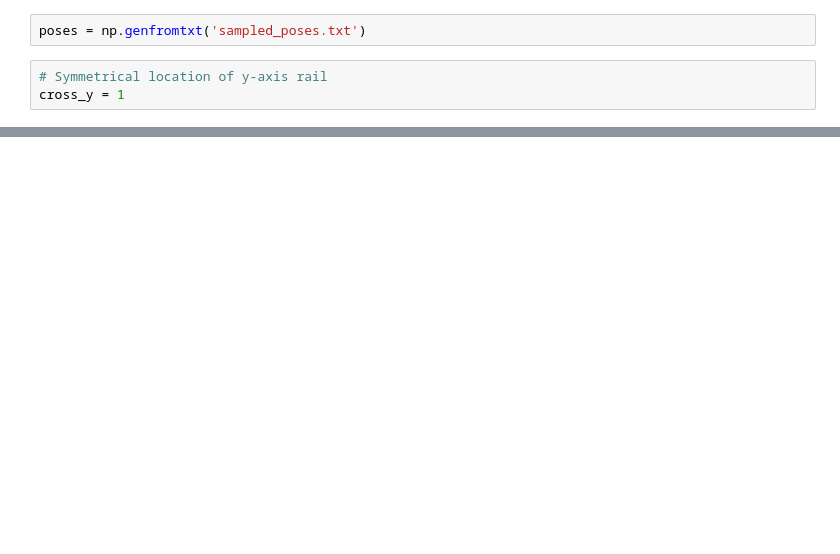
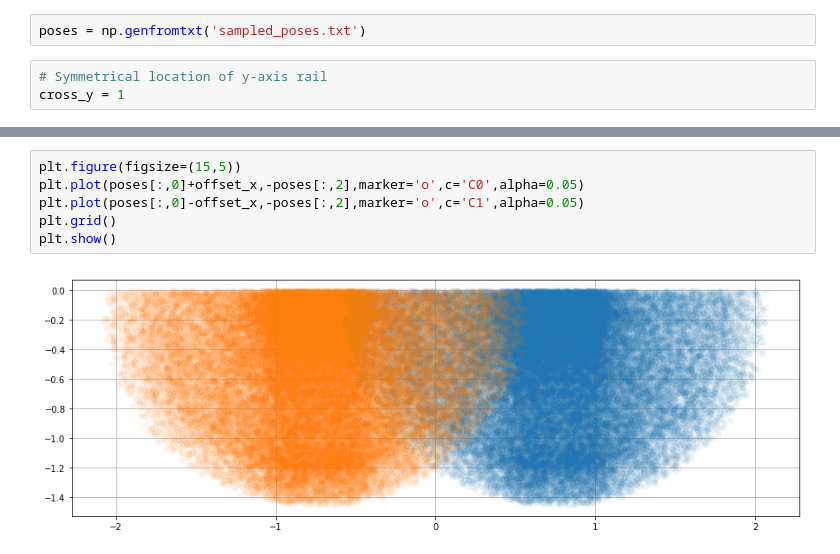
Before and after one commit to ipab-rad/ur10_workspace_sampler, a Jupyter notebook: show_samples.ipynb, the cells around one changed output, grey strips where cells are left out. Drawn from its saved outputs; the diff is of its cells as text; blank space fills up the shorter version.

```diff
--- a/show_samples.ipynb
+++ b/show_samples.ipynb
@@ -30,0 +33,8 @@ plt.show()
+# %%
+plt.figure(figsize=(15,5))
+plt.plot(poses[:,0]+offset_x,-poses[:,2],marker='o',c='C0',alpha=0.05)
+plt.plot(poses[:,0]-offset_x,-poses[:,2],marker='o',c='C1',alpha=0.05)
+plt.grid()
+plt.show()
+# %% [output]
+[figure, added]
```
Also changed, not shown: parts of 3 cells of this notebook.
